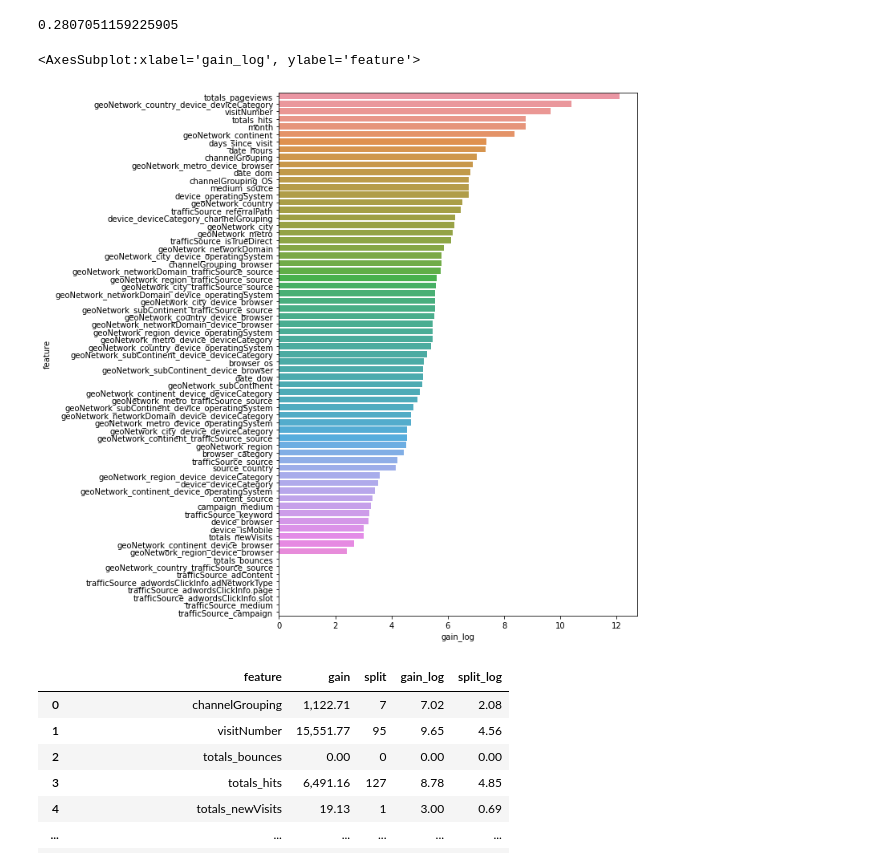
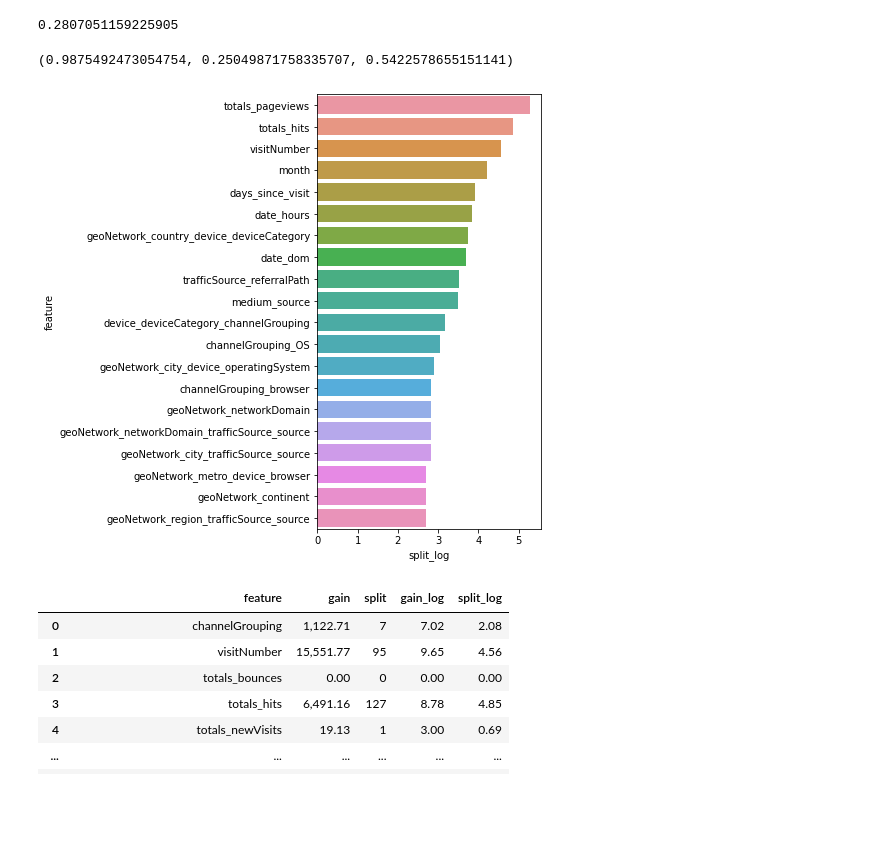
Before and after one commit to slawa-loev/GA_revenue_analytics, a Jupyter notebook: train.ipynb, the cells around one changed output. Drawn from its saved outputs; the diff is of its cells as text; code cells hidden in the pictures; blank space fills up the shorter version.

```diff
--- a/train.ipynb
+++ b/train.ipynb
@@ -89,6 +89,10 @@ test_pred = clf.predict(X_test)
 fbeta_score(y_test, test_pred, beta=2)
 # %% [output]
 0.2807051159225905
+# %%
+accuracy_score(y_test, test_pred), recall_score(y_test, test_pred), precision_score(y_test, test_pred)
+# %% [output]
+(0.9875492473054754, 0.25049871758335707, 0.5422578655151141)
 # %%
 importances_df = pd.DataFrame()
 importances_df['feature'] = X_train.columns
@@ -98,11 +102,16 @@ importances_df['split'] = clf.booster_.feature_importance(importance_type='split
 importances_df['gain_log'] = np.log1p(importances_df['gain'])
 importances_df['split_log'] = np.log1p(importances_df['split'])
 # %%
-plt.figure(figsize=(8, 12))
-sns.barplot(x='gain_log', y='feature', data=importances_df.sort_values('gain_log', ascending=False))
+plt.figure(figsize=(4, 8))
+sns.barplot(x='split_log', y='feature', data=importances_df.sort_values('split_log', ascending=False).head(20))
+
+# save the plot as a PNG file
+plt.savefig('feature_importance_split_lgbm_oob_top20.png', dpi=300, bbox_inches='tight')
+
+# show the plot
+plt.show()
 # %% [output]
-<AxesSubplot:xlabel='gain_log', ylabel='feature'>
-[figure, old version]
+[figure, new version]
 # %%
 importances_df
 # %% [output]
```
Also changed, not shown: parts of 7 cells of this notebook, 1 other file.
